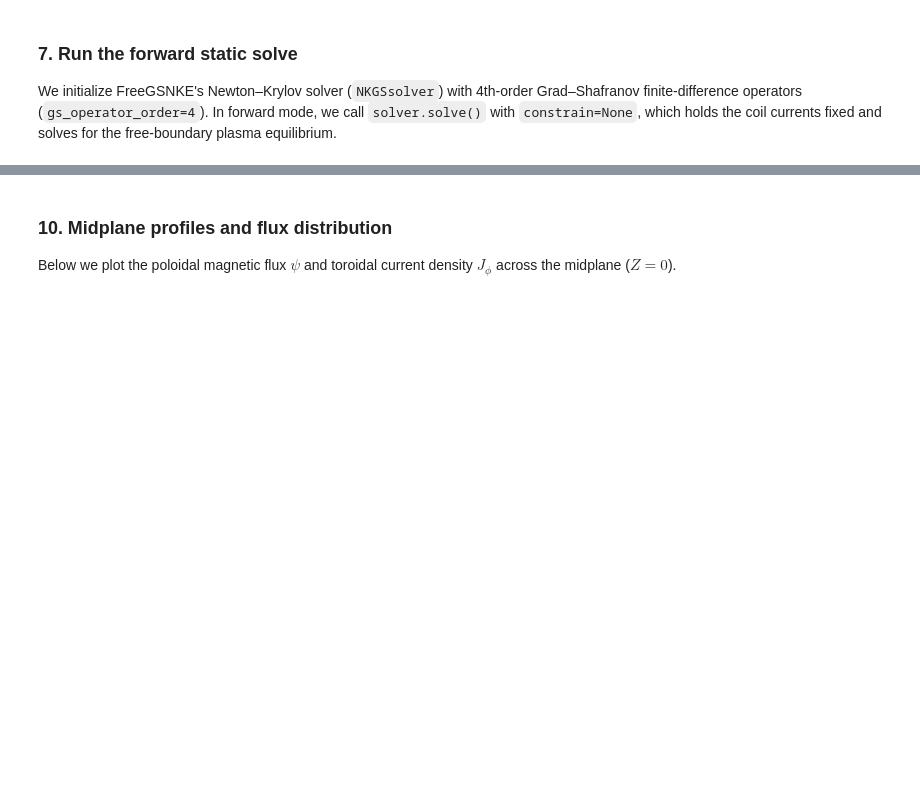
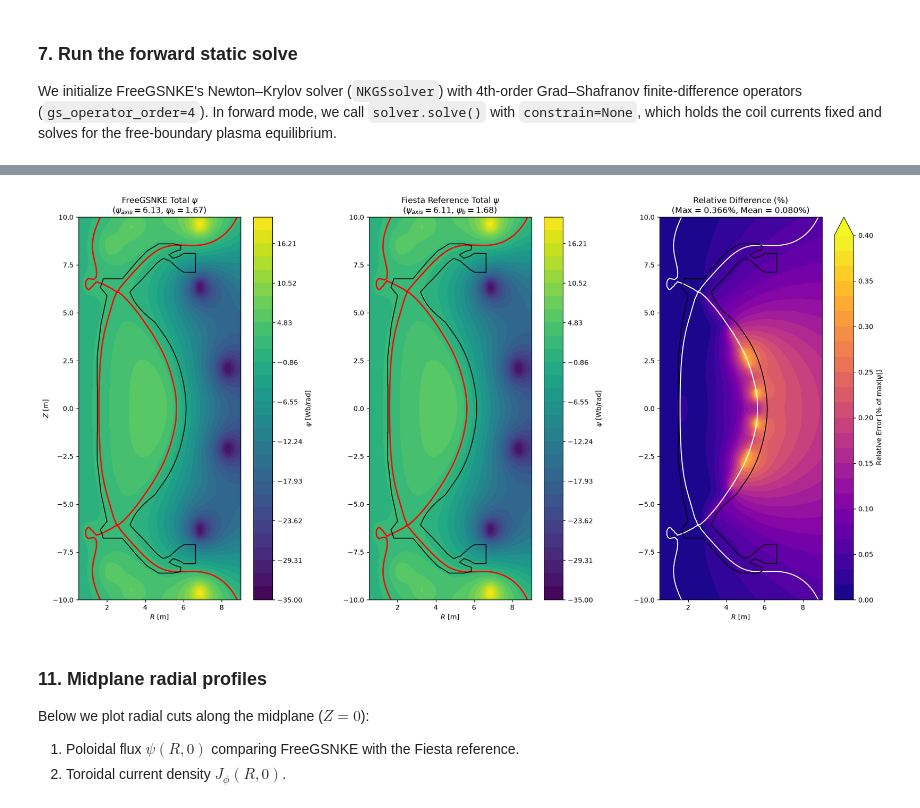
Before and after one commit to georgeholt1/freegsnke, a Jupyter notebook: examples/example07d - OpenSTEP.ipynb, the cells around one changed output, grey strips where cells are left out. Cells and saved outputs as stored; diff of their text form; code cells hidden in the pictures; blank space fills up the shorter version.

```diff
--- a/examples/example07d - OpenSTEP.ipynb
+++ b/examples/example07d - OpenSTEP.ipynb
@@ -99,0 +116,13 @@ Shipped OpenSTEP coil currents:
+# %%
+with open(CONFIG_DIR / "OpenSTEP_profiles.pickle", "rb") as f:
+    prof_data = pickle.load(f)
+
+with open(CONFIG_DIR / "OpenSTEP_plasma_psi.pickle", "rb") as f:
+    plasma_ref = pickle.load(f)
+
+print("Reference Equilibrium Summary:")
+print(f"  Plasma Current (Ip):    {prof_data['Ip'] / 1e6:.4f} MA")
+print(f"  Vacuum fvac (R0*B0):    {prof_data['fvac']:.2f} T*m")
+print(f"  Poloidal Beta (betap):  {prof_data['betap']:.4f}")
+print(f"  Reference psi_axis:     {plasma_ref['psi_axis']:.4f} Wb/rad")
+print(f"  Reference psi_bndry:    {plasma_ref['psi_bndry']:.4f} Wb/rad")
@@ -215,5 +285,51 @@ plt.show()
+# %%
+fig, (ax1, ax2, ax3) = plt.subplots(1, 3, figsize=(18, 9), dpi=100)
+
+levels = np.linspace(-35, 20, 30)
+
+# Panel 1: FreeGSNKE psi
+c1 = ax1.contourf(eq.R, eq.Z, psi_tot_solved, levels=levels, cmap='viridis')
+ax1.contour(eq.R, eq.Z, psi_tot_solved, levels=[eq.psi_bndry], colors='r', linewidths=2)
+ax1.plot(tokamak.wall.R, tokamak.wall.Z, 'k-', linewidth=1.2)
+ax1.set_aspect('equal')
+ax1.set_xlim(0.5, 9.0)
+ax1.set_ylim(-10.0, 10.0)
+ax1.set_title(f'FreeGSNKE Total $\psi$\n($\psi_{{axis}} = {eq.psi_axis:.2f}$, $\psi_b = {eq.psi_bndry:.2f}$)')
+ax1.set_xlabel('$R$ [m]')
+ax1.set_ylabel('$Z$ [m]')
+plt.colorbar(c1, ax=ax1, label='$\psi$ [Wb/rad]')
+
+# Panel 2: Fiesta Reference psi
+c2 = ax2.contourf(eq.R, eq.Z, psi_tot_ref, levels=levels, cmap='viridis')
+ax2.contour(eq.R, eq.Z, psi_tot_ref, levels=[plasma_ref['psi_bndry']], colors='r', linewidths=2)
+ax2.plot(tokamak.wall.R, tokamak.wall.Z, 'k-', linewidth=1.2)
+ax2.set_aspect('equal')
+ax2.set_xlim(0.5, 9.0)
+ax2.set_ylim(-10.0, 10.0)
+ax2.set_title(f'Fiesta Reference Total $\psi$\n($\psi_{{axis}} = {plasma_ref["psi_axis"]:.2f}$, $\psi_b = {plasma_ref["psi_bndry"]:.2f}$)')
+ax2.set_xlabel('$R$ [m]')
+plt.colorbar(c2, ax=ax2, label='$\psi$ [Wb/rad]')
+
+# Panel 3: Relative error map |diff| / max|ref| (%)
+rel_err_percent = (abs_diff / max_ref) * 100.0
+c3 = ax3.contourf(eq.R, eq.Z, rel_err_percent, levels=np.linspace(0, 0.4, 25), cmap='plasma', extend='max')
+ax3.contour(eq.R, eq.Z, psi_tot_solved, levels=[eq.psi_bndry], colors='w', linewidths=1.5)
+ax3.plot(tokamak.wall.R, tokamak.wall.Z, 'k-', linewidth=1.2)
+ax3.set_aspect('equal')
+ax3.set_xlim(0.5, 9.0)
+ax3.set_ylim(-10.0, 10.0)
+ax3.set_title(f'Relative Difference (%)\n(Max = {rel_error_max:.3%}, Mean = {rel_error_mean:.3%})')
+ax3.set_xlabel('$R$ [m]')
+plt.colorbar(c3, ax=ax3, label='Relative Error [% of $\max|\psi|$]')
+
+plt.tight_layout()
+plt.show()
+# %% [output]
+[figure, added]
 # %% [markdown]
-### 10. Midplane profiles and flux distribution
+### 11. Midplane radial profiles
 
-Below we plot the poloidal magnetic flux $\psi$ and toroidal current density $J_\phi$ across the midplane ($Z = 0$).
+Below we plot radial cuts along the midplane ($Z = 0$):
+1. Poloidal flux $\psi(R, 0)$ comparing FreeGSNKE with the Fiesta reference.
+2. Toroidal current density $J_\phi(R, 0)$.
 # %%
```
Also changed, not shown: parts of 28 cells of this notebook.
